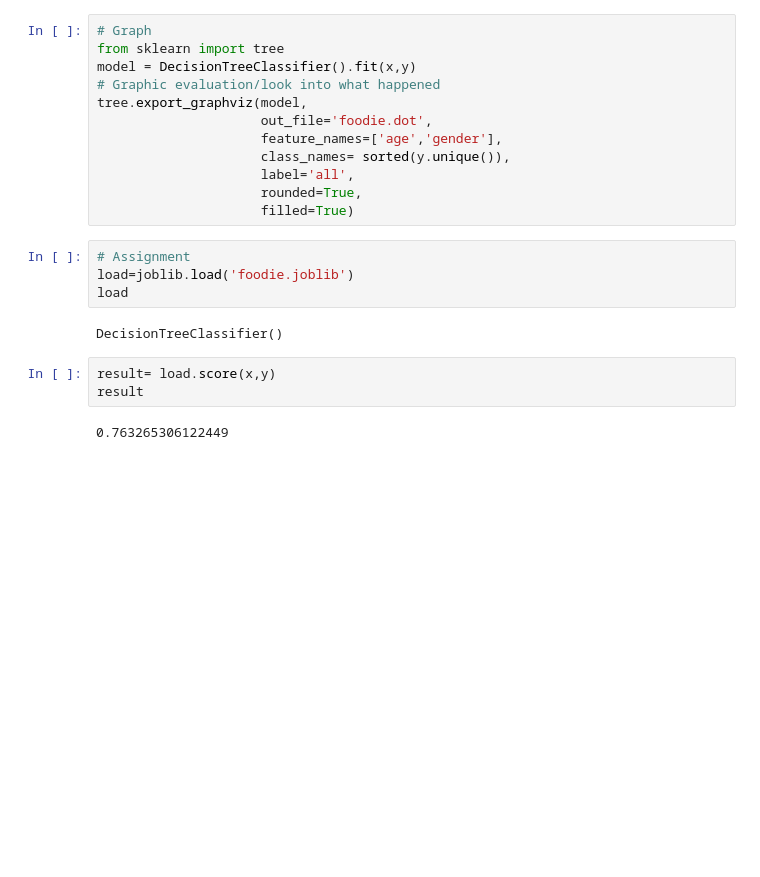
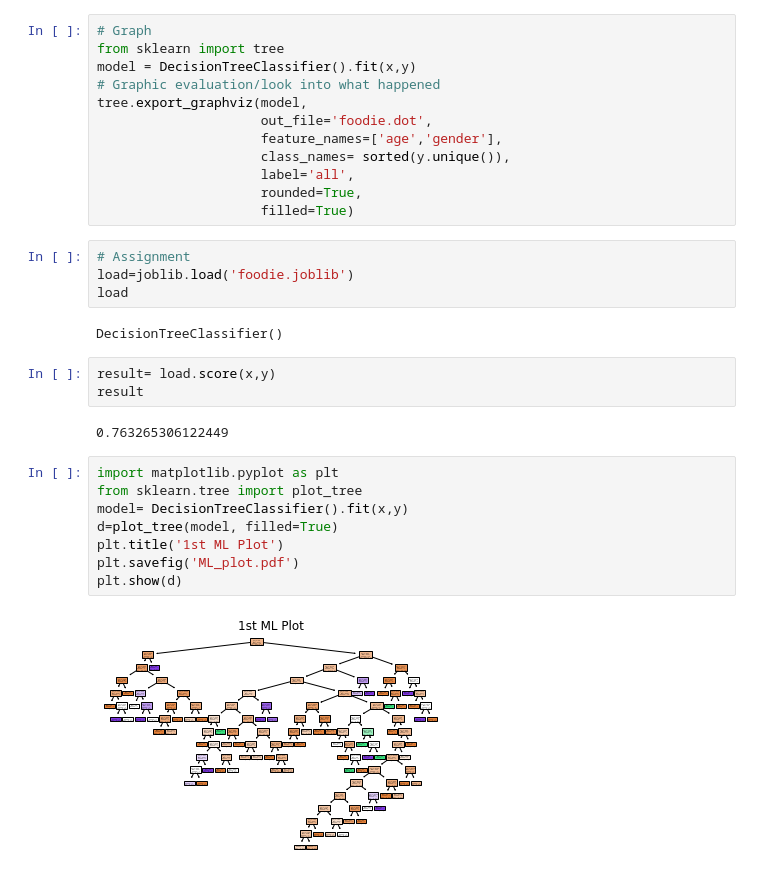
Before and after one commit to DataProfessor695/Machine_Learning, a Jupyter notebook: Deci_Tree.ipynb, the cells around one changed output. Drawn from its saved outputs; the diff is of its cells as text; blank space fills up the shorter version.

```diff
--- a/Deci_Tree.ipynb
+++ b/Deci_Tree.ipynb
@@ -98,3 +98,13 @@ result= load.score(x,y)
 result
 # %% [output]
 0.763265306122449
+# %%
+import matplotlib.pyplot as plt
+from sklearn.tree import plot_tree
+model= DecisionTreeClassifier().fit(x,y)
+d=plot_tree(model, filled=True)
+plt.title('1st ML Plot')
+plt.savefig('ML_plot.pdf')
+plt.show(d)
+# %% [output]
+[figure, added]
```
Also changed, not shown: 2 other files.
